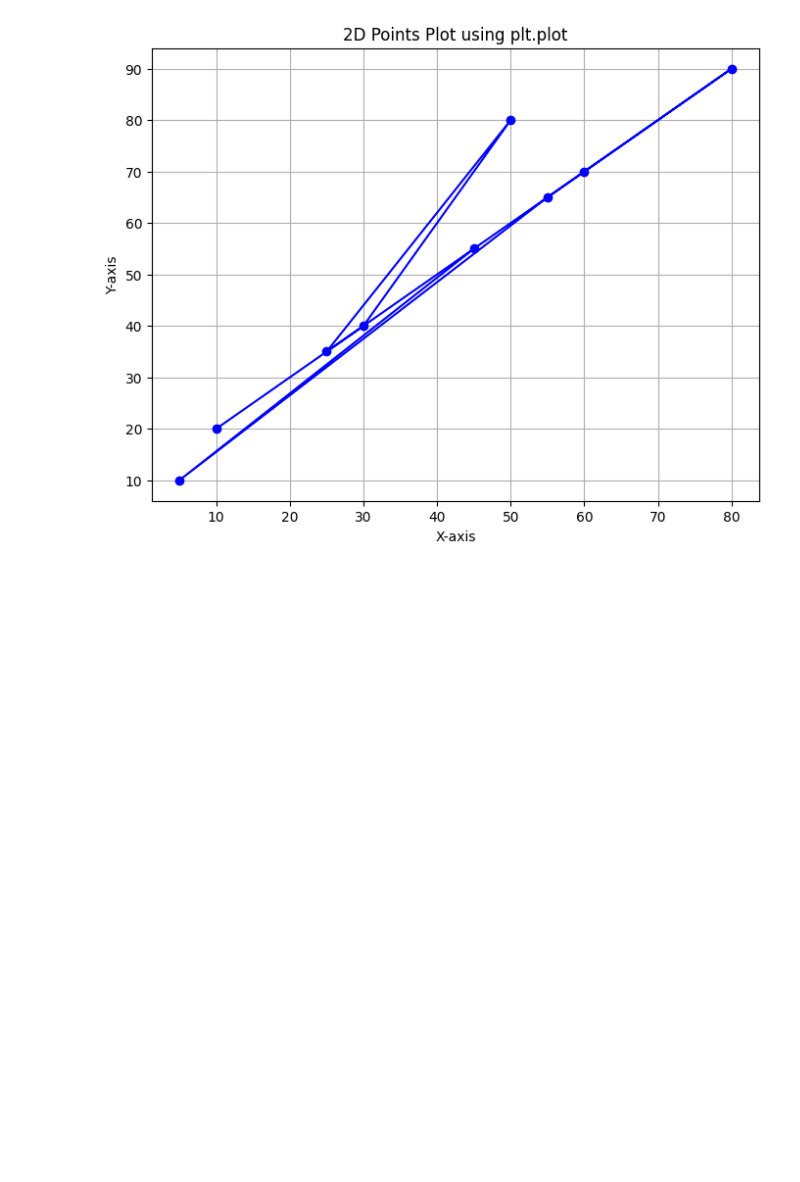
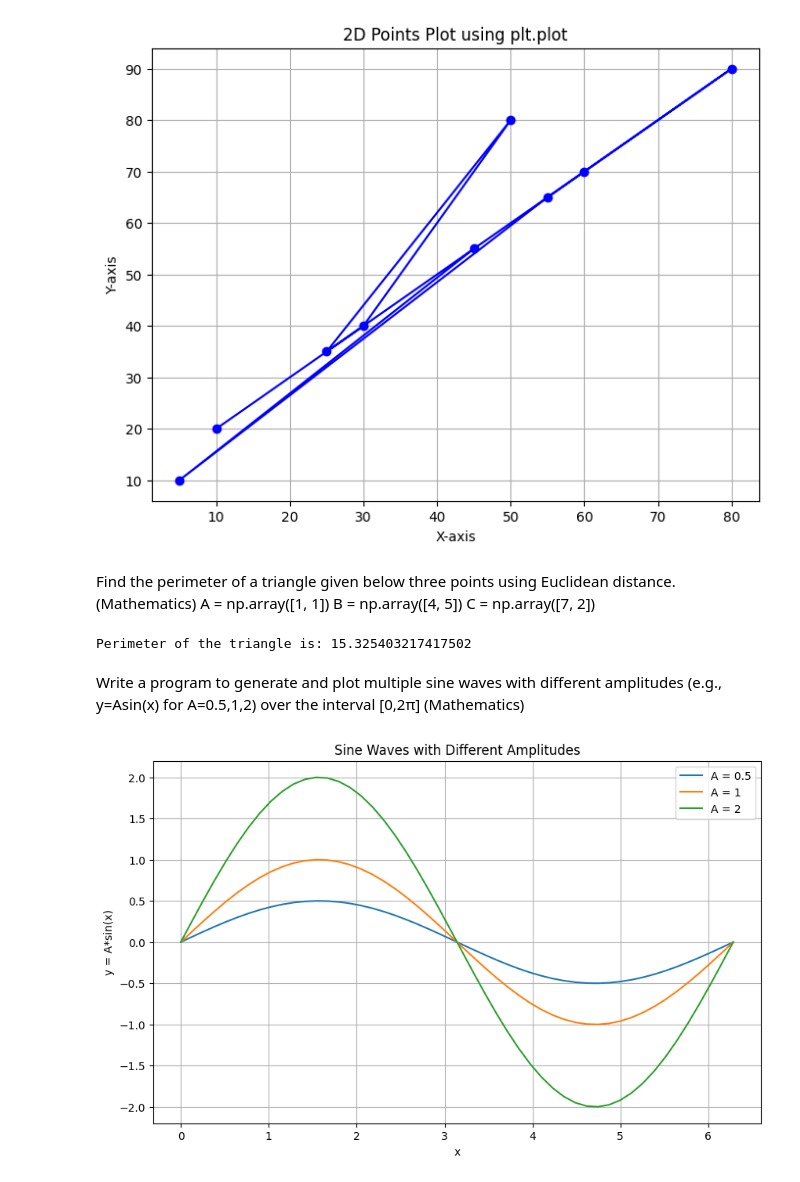
Before and after one commit to SravaniKolanu/Pythonclasses, a Jupyter notebook: NumOne.ipynb, the cells around one changed output. Drawn from its saved outputs; the diff is of its cells as text; code cells hidden in the pictures; blank space fills up the shorter version.

```diff
--- a/NumOne.ipynb
+++ b/NumOne.ipynb
@@ -198,3 +198,51 @@ plt.title("2D Points Plot using plt.plot")
 plt.grid(True)
 # %% [output]
 [figure]
+# %% [markdown]
+Find the perimeter of a triangle given below three points using Euclidean distance. (Mathematics)
+	A = np.array([1, 1])
+B =  np.array([4, 5])
+C = np.array([7, 2])
+# %%
+import numpy as np
+
+A = np.array([1, 1])
+B = np.array([4, 5])
+C = np.array([7, 2])
+
+
+AB = np.linalg.norm(B - A)
+BC = np.linalg.norm(C - B)
+CA = np.linalg.norm(A - C)
+
+perimeter = AB + BC + CA
+
+print("Perimeter of the triangle is:", perimeter)
+# %% [output]
+Perimeter of the triangle is: 15.325403217417502
+# %% [markdown]
+Write a program to generate and plot multiple sine waves with different amplitudes
+(e.g., y=Asin⁡(x)  for A=0.5,1,2) over the interval [0,2π] (Mathematics)
+# %%
+import numpy as np
+import matplotlib.pyplot as plt
+
+x = np.linspace(0, 2 * np.pi)
+
+amplitudes = [0.5, 1, 2]
+
+plt.figure(figsize=(10, 6))
+
+for A in amplitudes:
+    y = A * np.sin(x)
+    plt.plot(x, y, label=f"A = {A}")
+
+plt.title("Sine Waves with Different Amplitudes")
+plt.xlabel("x")
+plt.ylabel("y = A*sin(x)")
+plt.legend()
+plt.grid(True)
+
+plt.show()
+# %% [output]
+[figure, added]
```
Also changed, not shown: parts of 9 cells of this notebook.
